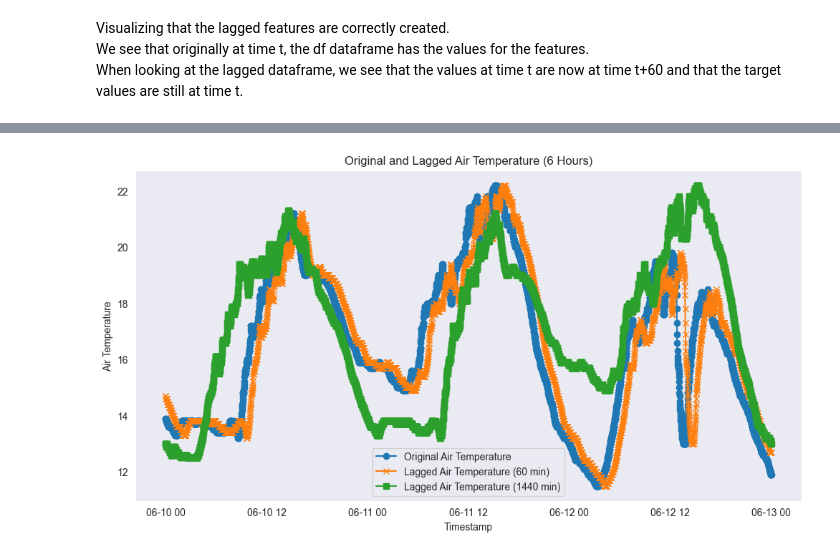
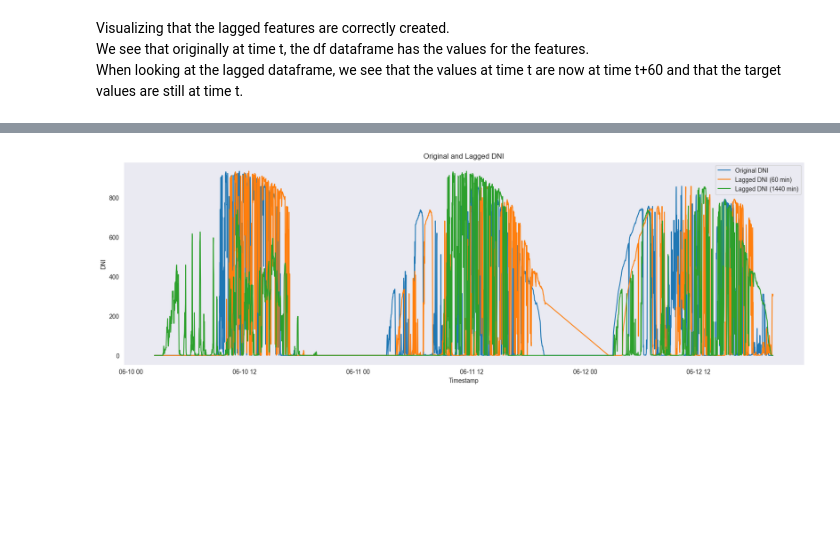
Before and after one commit to LucasDJensen/Solar-Irradiance-Nowcasting, a Jupyter notebook: Preprocess_Step_2.ipynb, the cells around one changed output, grey strips where cells are left out. Cells and saved outputs as stored; diff of their text form; code cells hidden in the pictures; blank space fills up the shorter version.

Commit message:
Added dataloader, config and worked on plotting predictions from LSTM

```diff
--- a/Preprocess_Step_2.ipynb
+++ b/Preprocess_Step_2.ipynb
@@ -97,0 +10,6 @@ None
+# %%
+my_config: MyConfig = load_config(PATH_TO_CONFIG)
+data_loader = MyDataLoader(my_config)
+data_loader.load_data()
+data_loader.df.info()
+data_loader.df.head()
@@ -169,25 +89,28 @@ display(df_lagged.loc['2022-06-12T11:00:00':'2022-06-12T15:00:00'][60:65])
 # %%
 import matplotlib.pyplot as plt
 
-# Select a 6-hour range of data
+# Select a range of data
 start_time = '2022-06-10'
 end_time = '2022-06-12'
 
-# Extract the original and lagged air temperature
-original_air_temp = df.loc[start_time:end_time, 'air_temperature']
-lagged_air_temp = df_lagged.loc[start_time:end_time, 'air_temperature_lag_60']
-lagged_air_temp_1440 = df_lagged.loc[start_time:end_time, 'air_temperature_lag_1440']
+# Extract the original and lagged feature
+fname = my_config.features[0].name
+original_feature = data_loader.df.loc[start_time:end_time, fname]
+lag = my_config.features[0].lag[0]
+lagged_feature = data_loader.df.loc[start_time:end_time, lag.name]
+lag_1 = my_config.features[0].lag[1]
+lagged_feature_1 = data_loader.df.loc[start_time:end_time, lag_1.name]
 
 # Plot the data
-plt.figure(figsize=(12, 6))
-plt.plot(original_air_temp, label='Original Air Temperature', marker='o')
-plt.plot(lagged_air_temp, label='Lagged Air Temperature (60 min)', marker='x')
-plt.plot(lagged_air_temp_1440, label='Lagged Air Temperature (1440 min)', marker='s')
-plt.title('Original and Lagged Air Temperature (6 Hours)')
+plt.figure(figsize=(20, 6))
+plt.plot(original_feature, label=f'Original {fname}')
+plt.plot(lagged_feature, label=f'Lagged {fname} ({lag.value} min)')
+plt.plot(lagged_feature_1, label=f'Lagged {fname} ({lag_1.value} min)')
+plt.title(f'Original and Lagged {fname}')
 plt.xlabel('Timestamp')
-plt.ylabel('Air Temperature')
+plt.ylabel(fname)
 plt.legend()
 plt.grid()
 plt.show()
 # %% [output]
-[figure, old version]
+[figure, new version]
```
Also changed, not shown: parts of 18 cells of this notebook, 11 other files.
